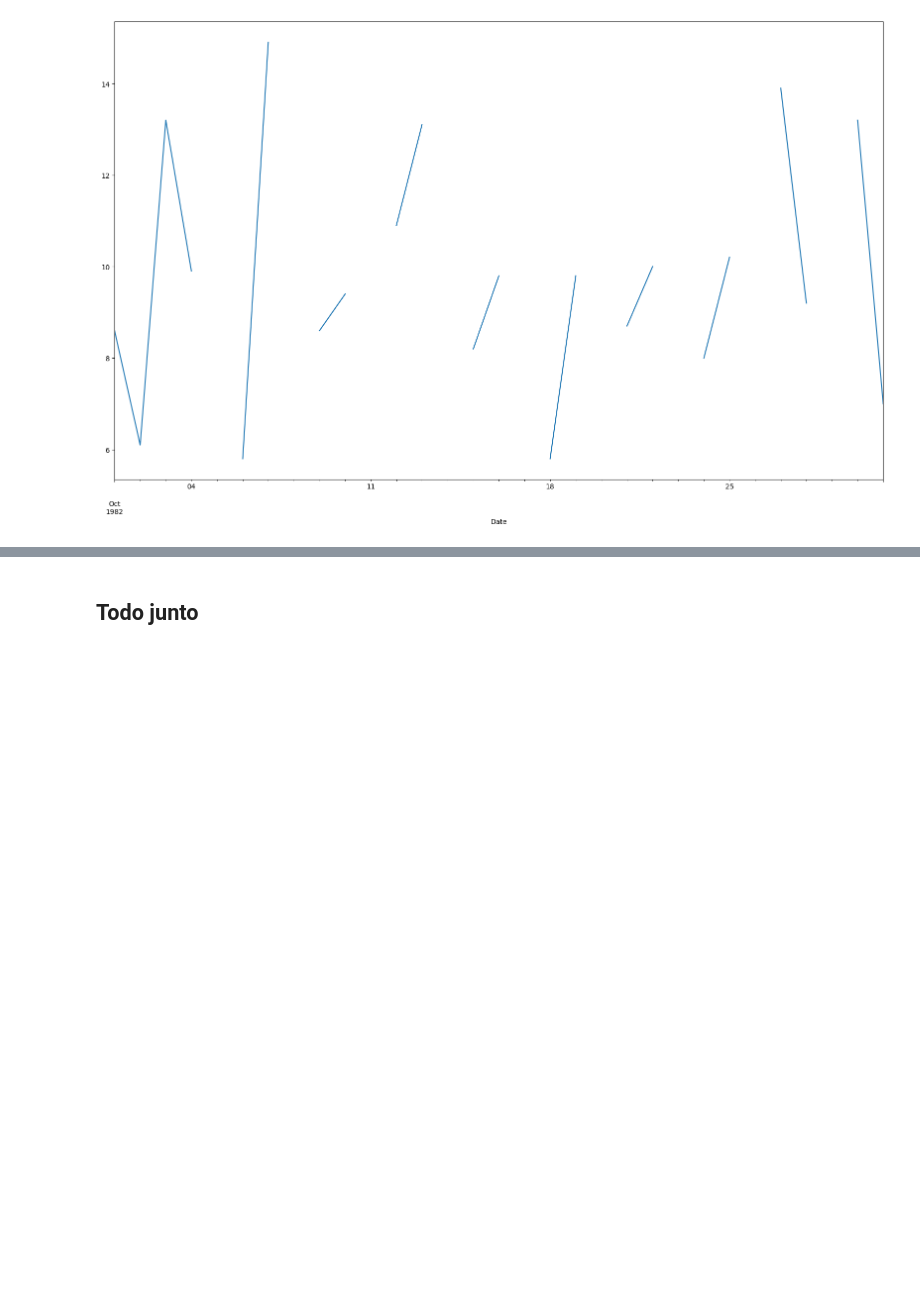
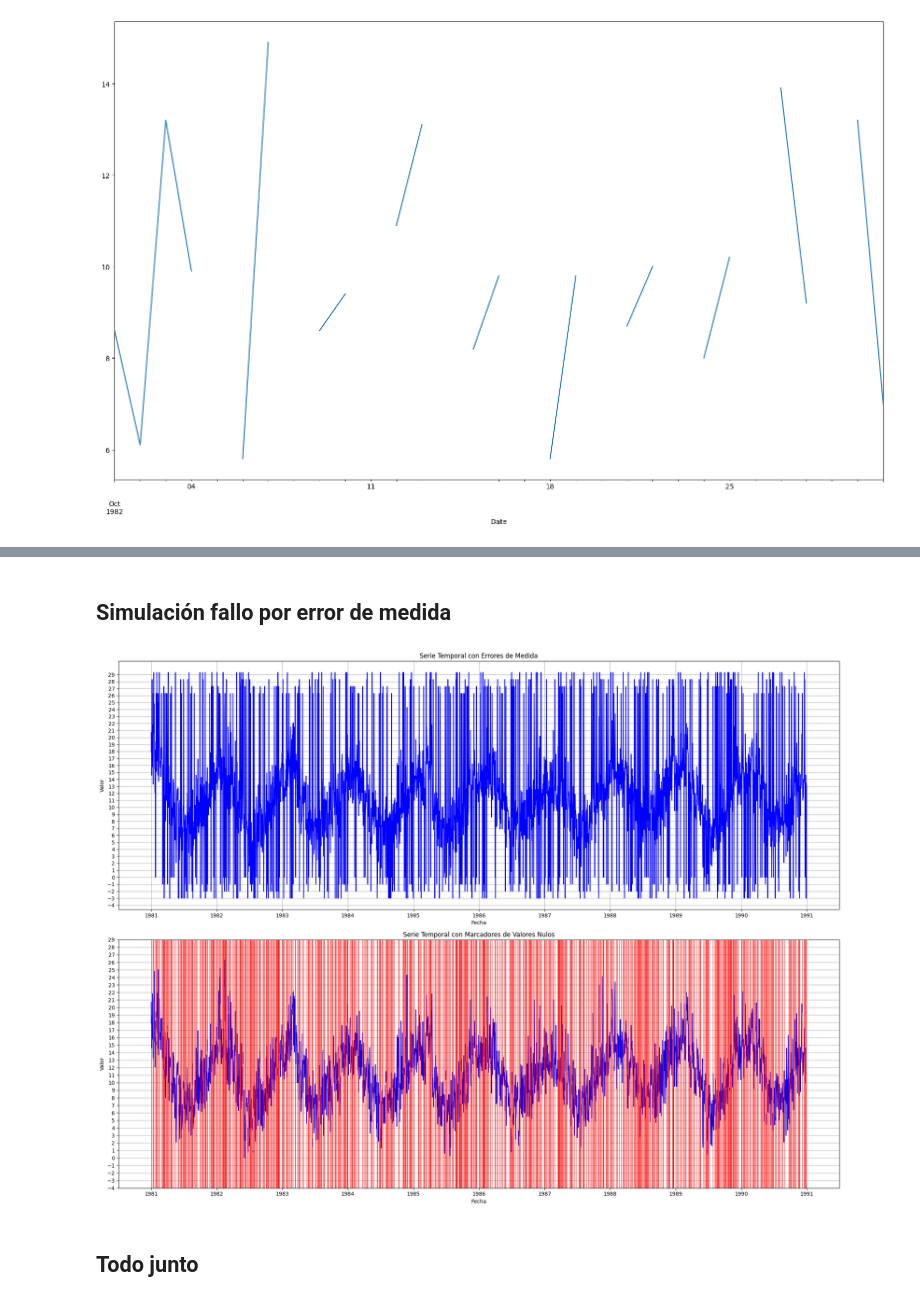
Before and after one commit to amangelluis/WorkspaceTFG, a Jupyter notebook: code/create_missing_values.ipynb, the cells around one changed output, grey strips where cells are left out. Saved outputs shown, nothing was run; the diff lists cells and outputs as text; code cells hidden in the pictures; blank space fills up the shorter version.

```diff
--- a/code/create_missing_values.ipynb
+++ b/code/create_missing_values.ipynb
@@ -230,7 +233,6 @@ Name: Daily minimum temperatures in Melbourne, Australia, 1981-1990, Length: 365
 Parecido al anterior pero esta vez se cogen periodos de 60 dias y se elimina uno de cada 3
 # %%
 np.random.seed(27) # para tener resultados repetibles
-porcentaje = 0.1
 divisiones = 0.05
 
 serie_nulos_discontinuos = series.copy()
@@ -280,12 +279,0 @@ plt.show()
-# %%
-porcentaje = 0.1
-
-serie_nulos_inifi = series.copy()
-
-n_eliminar = int(len(series) * porcentaje)
-
-serie_nulos_inifi.iloc[500:500+int(n_eliminar/2)] = np.nan # Eliminar unos datos del inicio
-serie_nulos_inifi.iloc[2700:2700+int(n_eliminar/2)] = np.nan # Eliminar unos datos del final
-
-serie_nulos_inifi.plot(figsize=(20,12))
-plt.show()
@@ -310,2 +280,58 @@ Name: Daily minimum temperatures in Melbourne, Australia, 1981-1990, Length: 366
+# %% [markdown]
+## Simulación fallo por error de medida
+# %%
+np.random.seed(27) # para tener resultados repetibles
+random.seed(27)
+
+serie_error_medida = series.copy()
+maximo = serie_error_medida.max()
+minimo = serie_error_medida.min()
+
+n_eliminar = int(len(series) * porcentaje)
+
+indices_con_errores = np.random.choice(series.index, size=n_eliminar, replace=False)
+
+# Genero los errores de medida
+for i in indices_con_errores:
+    seleccion = random.choice([minimo, maximo])
+    if seleccion > minimo:
+        serie_error_medida.loc[i] =  maximo + random.randint(0,3)
+    else:
+        serie_error_medida.loc[i] = minimo - random.randint(0,3)
+
+# Los elimino
+serie_nulos_error_medida = serie_error_medida.copy()
+serie_nulos_error_medida.loc[indices_con_errores] = np.nan
+
+# Crear la figura y los ejes
+fig, ax = plt.subplots(2,1, figsize=(20, 15))
+
+# Dibujar la serie temporal
+ax[0].plot(serie_error_medida.index, serie_error_medida.values, color='blue')
+ax[1].plot(serie_nulos_error_medida.index, serie_nulos_error_medida.values, color='blue')
+
+# Dibujar líneas verticales rojas para los valores nulos
+null_dates = serie_nulos_error_medida[serie_nulos_error_medida.isna()].index
+for date in null_dates:
+    ax[1].axvline(x=date, color='red', linestyle='-', alpha=0.5)
+
+# Configurar el gráfico
+ax[1].set_title('Serie Temporal con Marcadores de Valores Nulos')
+ax[1].set_xlabel('Fecha')
+ax[1].set_ylabel('Valor')
+ax[1].grid(True)
+ax[1].set_yticks(range(-4,30))
+# Configurar el gráfico
+ax[0].set_title('Serie Temporal con Errores de Medida')
+ax[0].set_xlabel('Fecha')
+ax[0].set_ylabel('Valor')
+ax[0].grid(True)
+ax[0].set_yticks(range(-4,30))
+
+# Ajustar el diseño y mostrar el gráfico
+plt.tight_layout()
+plt.show()
+# %% [output]
+[figure, added]
 # %% [markdown]
 ## Todo junto
```
Also changed, not shown: parts of 31 cells of this notebook, 12 other files.
